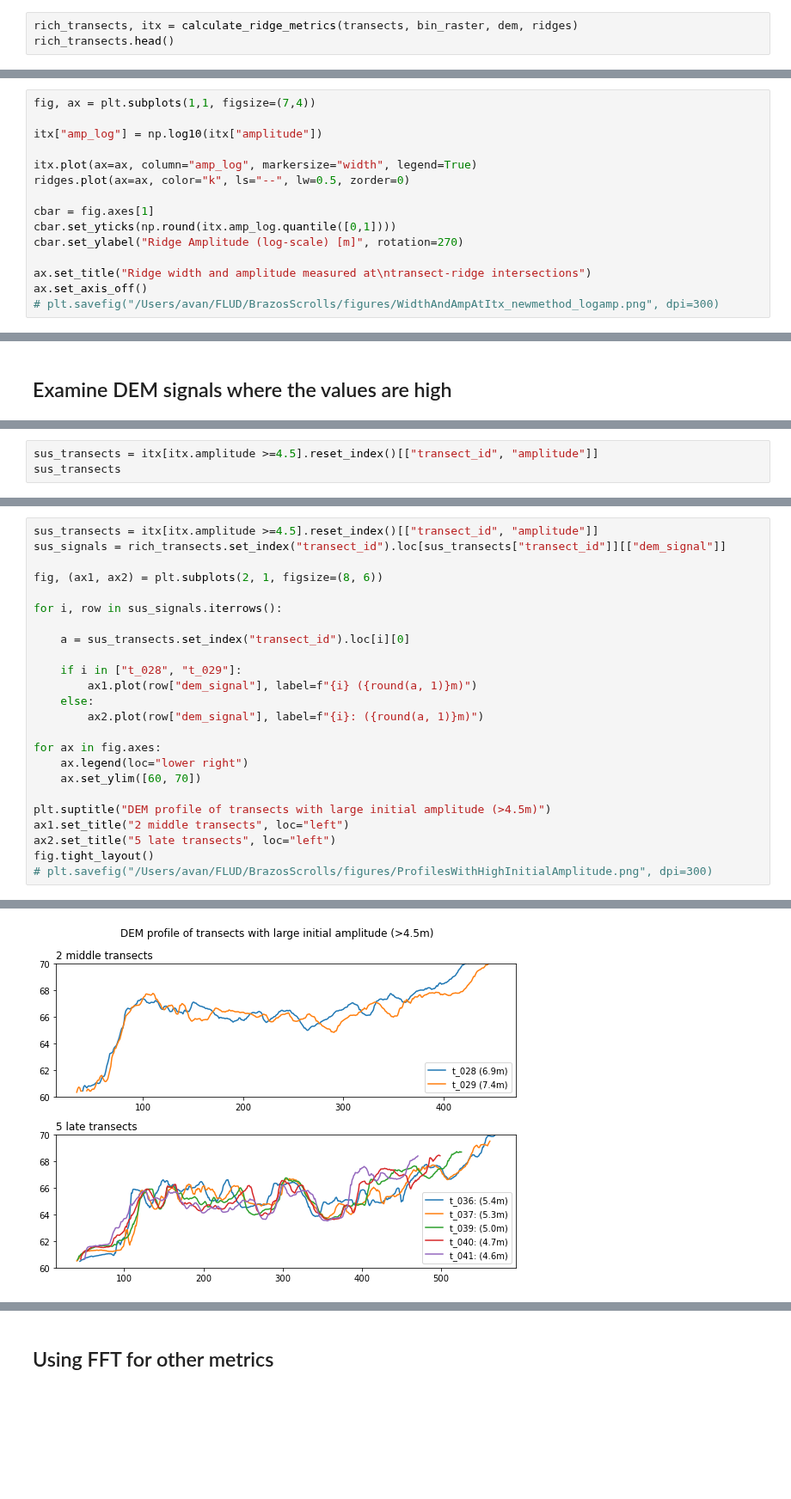
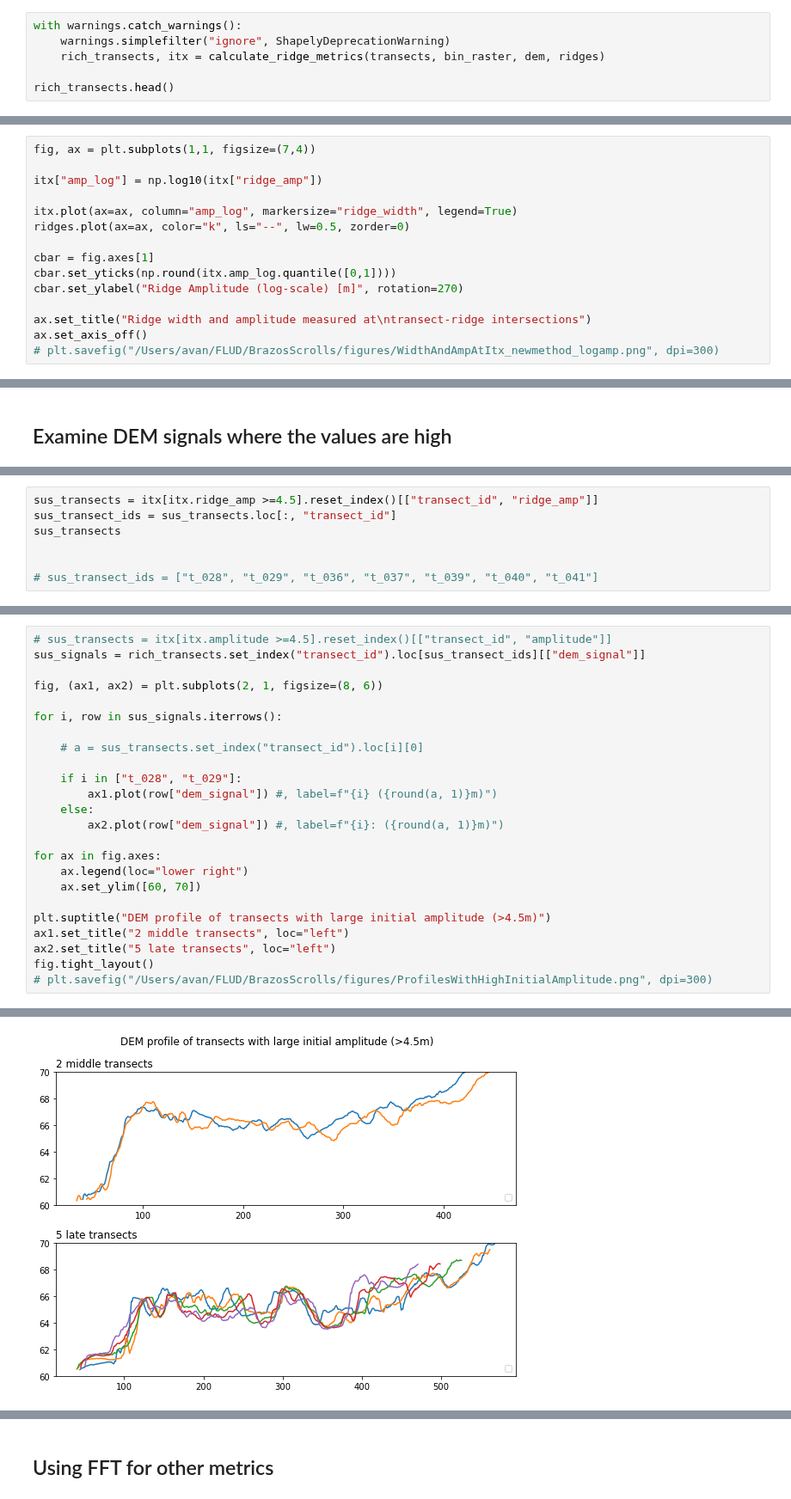
Before and after one commit to tamu-edu/scrollstats, a Jupyter notebook: RidgeMetricDevelopment.ipynb, the cells around one changed output, grey strips where cells are left out. Shown at 86% size. Cells and saved outputs as stored; diff of their text form; blank space fills up the shorter version.

```diff
--- a/RidgeMetricDevelopment.ipynb
+++ b/RidgeMetricDevelopment.ipynb
@@ -27,6 +28,9 @@ ridges = gpd.GeoDataFrame.from_postgis(f"SELECT * FROM ridges WHERE bend_id='{be
 # %% [markdown]
 ## Extract data along transects
 # %%
-rich_transects, itx = calculate_ridge_metrics(transects, bin_raster, dem, ridges)
+with warnings.catch_warnings():
+    warnings.simplefilter("ignore", ShapelyDeprecationWarning)
+    rich_transects, itx = calculate_ridge_metrics(transects, bin_raster, dem, ridges)
+
 rich_transects.head()
 # %% [output]
@@ -80,9 +80,9 @@ ax.set_axis_off()
 # %%
 fig, ax = plt.subplots(1,1, figsize=(7,4))
 
-itx["amp_log"] = np.log10(itx["amplitude"])
+itx["amp_log"] = np.log10(itx["ridge_amp"])
 
-itx.plot(ax=ax, column="amp_log", markersize="width", legend=True)
+itx.plot(ax=ax, column="amp_log", markersize="ridge_width", legend=True)
 ridges.plot(ax=ax, color="k", ls="--", lw=0.5, zorder=0)
 
 cbar = fig.axes[1]
@@ -122,4 +138,8 @@ itx[itx.amplitude >=4.5].reset_index()
 # %%
-sus_transects = itx[itx.amplitude >=4.5].reset_index()[["transect_id", "amplitude"]]
+sus_transects = itx[itx.ridge_amp >=4.5].reset_index()[["transect_id", "ridge_amp"]]
+sus_transect_ids = sus_transects.loc[:, "transect_id"]
 sus_transects
+
+
+# sus_transect_ids = ["t_028", "t_029", "t_036", "t_037", "t_039", "t_040", "t_041"]
 # %% [output]
@@ -132,19 +152,19 @@ sus_transects
 | 5 | t_040 | 4.652607 |
 | 6 | t_041 | 4.564426 |
 # %%
-sus_transects = itx[itx.amplitude >=4.5].reset_index()[["transect_id", "amplitude"]]
-sus_signals = rich_transects.set_index("transect_id").loc[sus_transects["transect_id"]][["dem_signal"]]
+# sus_transects = itx[itx.amplitude >=4.5].reset_index()[["transect_id", "amplitude"]]
+sus_signals = rich_transects.set_index("transect_id").loc[sus_transect_ids][["dem_signal"]]
 
 fig, (ax1, ax2) = plt.subplots(2, 1, figsize=(8, 6))
 
 for i, row in sus_signals.iterrows():
 
-    a = sus_transects.set_index("transect_id").loc[i][0]
+    # a = sus_transects.set_index("transect_id").loc[i][0]
 
     if i in ["t_028", "t_029"]:
-        ax1.plot(row["dem_signal"], label=f"{i} ({round(a, 1)}m)")
+        ax1.plot(row["dem_signal"]) #, label=f"{i} ({round(a, 1)}m)")
     else:
-        ax2.plot(row["dem_signal"], label=f"{i}: ({round(a, 1)}m)")
+        ax2.plot(row["dem_signal"]) #, label=f"{i}: ({round(a, 1)}m)")
 
 for ax in fig.axes:
     ax.legend(loc="lower right")
@@ -159,4 +181,4 @@ fig.tight_layout()
-[figure, old version]
+[figure, new version]
 # %%
 ridge_mean = itx.groupby("ridge_id").agg("mean")
 ridge_mean
```
Also changed, not shown: parts of 18 cells of this notebook, 2 other files.
